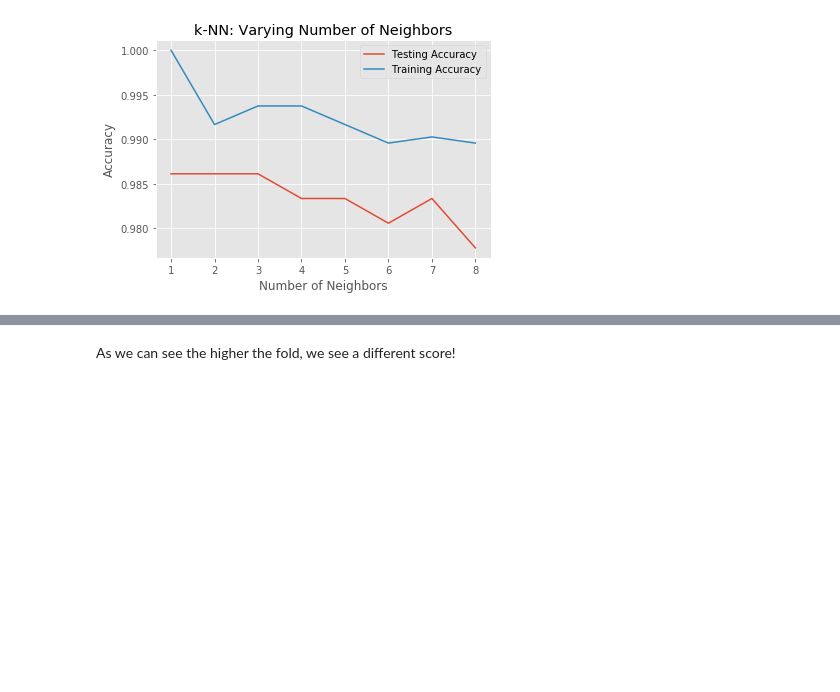
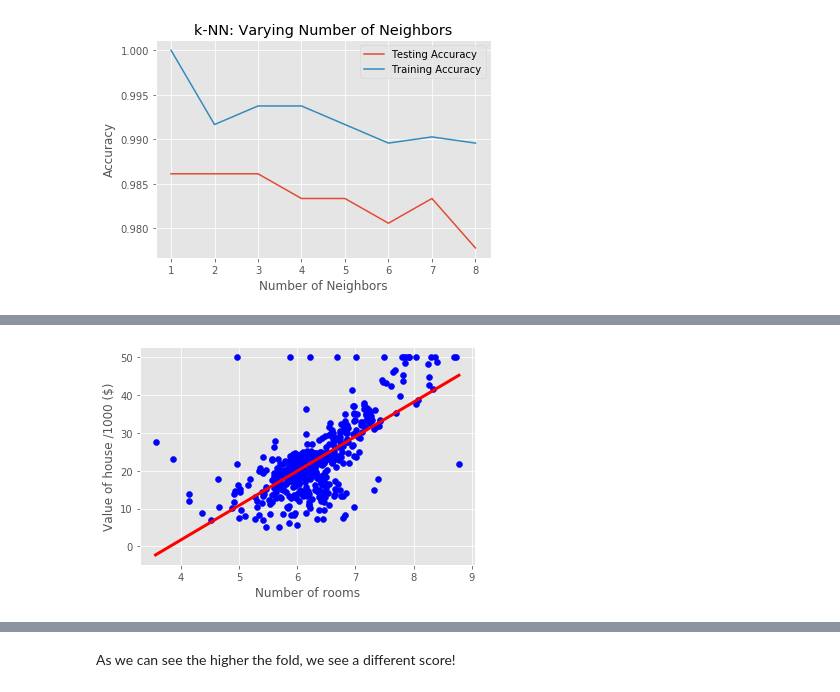
Before and after one commit to BeTKH/DataScieneinPython, a Jupyter notebook: 24. Supervised learning with Sikit learn.ipynb, the cells around one changed output, grey strips where cells are left out. Drawn from its saved outputs; the diff is of its cells as text; code cells hidden in the pictures; blank space fills up the shorter version.

```diff
--- a/24. Supervised learning with Sikit learn.ipynb
+++ b/24. Supervised learning with Sikit learn.ipynb
@@ -504,0 +441,19 @@ Average 5-Fold CV Score: -1.599100415702767
+# %%
+import numpy as np
+from sklearn.linear_model import LinearRegression
+
+reg = LinearRegression()
+
+reg.fit(X_rooms, y)
+
+prediction_space = np.linspace(min(X_rooms),
+max(X_rooms)).reshape(-1, 1)
+# %%
+plt.scatter(X_rooms, y, color='blue')
+plt.plot(prediction_space, reg.predict(prediction_space),
+color='red', linewidth=3)
+plt.ylabel('Value of house /1000 ($)')
+plt.xlabel('Number of rooms')
+plt.show()
+# %% [output]
+[figure, added]
```
Also changed, not shown: parts of 112 cells of this notebook.
